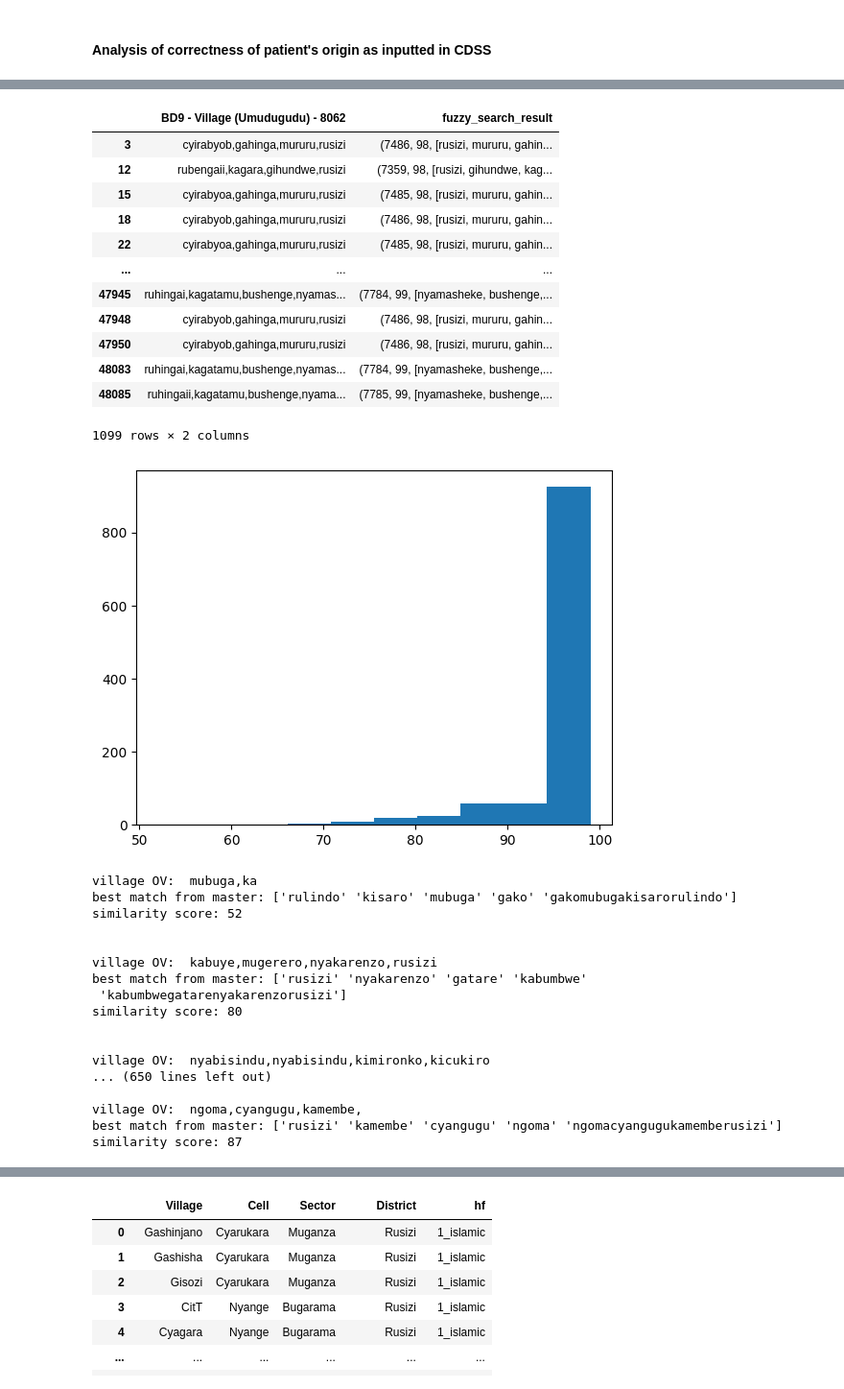
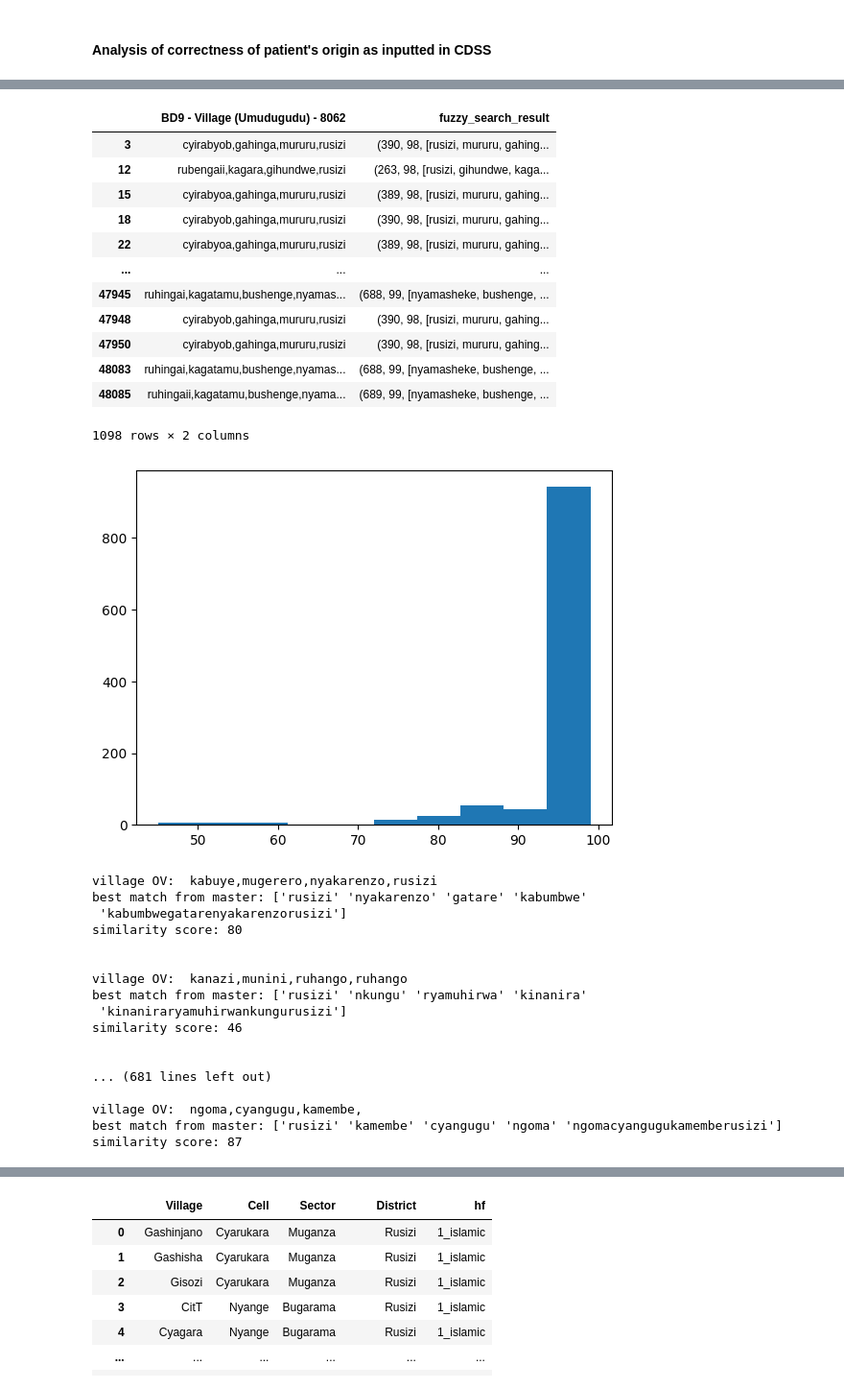
Before and after one commit to sid030sid/DYNAMIC-igh-ml-semester-project, a Jupyter notebook: rw-explorative-analysis.ipynb, the cells around one changed output, grey strips where cells are left out. Shown at 96% size. Saved outputs shown, nothing was run; the diff lists cells and outputs as text; code cells hidden in the pictures.

Commit message:
cleanng villafe column: filtered for villages in only two districts of study, used catchment area list for villages with one or two descriptive terms

```diff
--- a/rw-explorative-analysis.ipynb
+++ b/rw-explorative-analysis.ipynb
@@ -323,5 +315,9 @@ rw_data["BD9 - Village (Umudugudu) - 8062"] =  rw_data["BD9 - Village (Umudugudu
 # import records of all rw villages in their complete description (provided by domain experts)
 village_master = pd.read_excel("data/rwanda/village/Village_master_list.xlsx")
 
+# only keep villages in districts rusizi and nyamasheke as these are the only considered districts of the current study (according to domain expert)
+village_master = village_master.loc[(village_master["District_Name"] == "Rusizi") | (village_master["District_Name"] == "Nyamasheke")]
+
 # normalise village description: lowercase everything
 village_master = village_master.applymap(lambda s: s.lower() if type(s) == str else s)
+village_master
@@ -382,7 +385,7 @@ Share of consultation with correct village description (in %): 96.42255804768537
 # %%
 # get consultations with wrongly inputted patient's origin but with more than one descriptive term
-v_with_more_than_one_desc_term_but_no_match = v[(~(v["count_desc_values"] == 1)) & (v["Village_Name"].isna())]
-v_with_more_than_one_desc_term_but_no_match[['count_desc_values', 'village_one_word', 'Village_Name', 'Cell_Name', 'Sector_Name', 'District_Name']]
+v_with_more_than_two_desc_term_but_no_match = v[(~( (v["count_desc_values"] == 1) | (v["count_desc_values"] == 2) )) & (v["Village_Name"].isna())]
+v_with_more_than_two_desc_term_but_no_match[['count_desc_values', 'village_one_word', 'Village_Name', 'Cell_Name', 'Sector_Name', 'District_Name']]
 # %% [output]
 |  | count_desc_values | village_one_word | Village_Name | Cell_Name | Sector_Name | District_Name |
 | 3 | 4 | cyirabyobgahingamurururusizi | NaN | NaN | NaN | NaN |
@@ -419,4 +421,4 @@ def fuzzy_search(village):
     best_match = village_master.iloc[max_index].values
     return (max_index, max_value, best_match)
 # %%
-v_with_more_than_one_desc_term_but_no_match["fuzzy_search_result"] = v_with_more_than_one_desc_term_but_no_match.apply(lambda row: fuzzy_search(row.village_one_word), axis=1)
+v_with_more_than_two_desc_term_but_no_match["fuzzy_search_result"] = v_with_more_than_two_desc_term_but_no_match.apply(lambda row: fuzzy_search(row.village_one_word), axis=1)
@@ -429,32 +425,32 @@ See the caveats in the documentation: https://pandas.pydata.org/pandas-docs/stab
 # %%
 # viewing fuzzy search results
 # NOTE: the order of the description of a village in the master list is: District, Sector, Cell, Village
-v_with_more_than_one_desc_term_but_no_match[["BD9 - Village (Umudugudu) - 8062", "fuzzy_search_result"]]
+v_with_more_than_two_desc_term_but_no_match[["BD9 - Village (Umudugudu) - 8062", "fuzzy_search_result"]]
 # %% [output]
 |  | BD9 - Village (Umudugudu) - 8062 | fuzzy_search_result |
-| 3 | cyirabyob,gahinga,mururu,rusizi | (7486, 98, [rusizi, mururu, gahin... |
-| 12 | rubengaii,kagara,gihundwe,rusizi | (7359, 98, [rusizi, gihundwe, kag... |
-| 15 | cyirabyoa,gahinga,mururu,rusizi | (7485, 98, [rusizi, mururu, gahin... |
-| 18 | cyirabyob,gahinga,mururu,rusizi | (7486, 98, [rusizi, mururu, gahin... |
-| 22 | cyirabyoa,gahinga,mururu,rusizi | (7485, 98, [rusizi, mururu, gahin... |
+| 3 | cyirabyob,gahinga,mururu,rusizi | (390, 98, [rusizi, mururu, gahing... |
+| 12 | rubengaii,kagara,gihundwe,rusizi | (263, 98, [rusizi, gihundwe, kaga... |
+| 15 | cyirabyoa,gahinga,mururu,rusizi | (389, 98, [rusizi, mururu, gahing... |
+| 18 | cyirabyob,gahinga,mururu,rusizi | (390, 98, [rusizi, mururu, gahing... |
+| 22 | cyirabyoa,gahinga,mururu,rusizi | (389, 98, [rusizi, mururu, gahing... |
 | ... | ... | ... |
-| 47945 | ruhingai,kagatamu,bushenge,nyamas... | (7784, 99, [nyamasheke, bushenge,... |
-| 47948 | cyirabyob,gahinga,mururu,rusizi | (7486, 98, [rusizi, mururu, gahin... |
-| 47950 | cyirabyob,gahinga,mururu,rusizi | (7486, 98, [rusizi, mururu, gahin... |
-| 48083 | ruhingai,kagatamu,bushenge,nyamas... | (7784, 99, [nyamasheke, bushenge,... |
-| 48085 | ruhingaii,kagatamu,bushenge,nyama... | (7785, 99, [nyamasheke, bushenge,... |
+| 47945 | ruhingai,kagatamu,bushenge,nyamas... | (688, 99, [nyamasheke, bushenge, ... |
+| 47948 | cyirabyob,gahinga,mururu,rusizi | (390, 98, [rusizi, mururu, gahing... |
+| 47950 | cyirabyob,gahinga,mururu,rusizi | (390, 98, [rusizi, mururu, gahing... |
+| 48083 | ruhingai,kagatamu,bushenge,nyamas... | (688, 99, [nyamasheke, bushenge, ... |
+| 48085 | ruhingaii,kagatamu,bushenge,nyama... | (689, 99, [nyamasheke, bushenge, ... |
-1099 rows × 2 columns
+1098 rows × 2 columns
 # %%
 # analysis and validation of fuzzy search results
-similarity_scores = [v[1] for v in v_with_more_than_one_desc_term_but_no_match["fuzzy_search_result"]]
+similarity_scores = [v[1] for v in v_with_more_than_two_desc_term_but_no_match["fuzzy_search_result"]]
 plt.hist(similarity_scores)
 plt.show()
 # %% [output]
-[figure, old version]
+[figure, new version]
 # %%
 # view fuzzy search results with score lower or equal than threshhold
 similarity_score_threshold = 90
-bad_fuzzy_search_results = v_with_more_than_one_desc_term_but_no_match.iloc[[idx for idx, v in enumerate(v_with_more_than_one_desc_term_but_no_match["fuzzy_search_result"]) if v[1] <= similarity_score_threshold]]
+bad_fuzzy_search_results = v_with_more_than_two_desc_term_but_no_match.iloc[[idx for idx, v in enumerate(v_with_more_than_two_desc_term_but_no_match["fuzzy_search_result"]) if v[1] <= similarity_score_threshold]]
 
 # NOTE: the order of the description of a village in the master list is: District, Sector, Cell, Village
 for idx, row in bad_fuzzy_search_results.iterrows():
@@ -463,19 +459,19 @@ for idx, row in bad_fuzzy_search_results.iterrows():
     print("similarity score:", row["fuzzy_search_result"][1])
     print("\n")
 # %% [output]
-village OV:  mubuga,ka
-best match from master: ['rulindo' 'kisaro' 'mubuga' 'gako' 'gakomubugakisarorulindo']
-similarity score: 52
-
-
 village OV:  kabuye,mugerero,nyakarenzo,rusizi
 best match from master: ['rusizi' 'nyakarenzo' 'gatare' 'kabumbwe'
  'kabumbwegatarenyakarenzorusizi']
 similarity score: 80
 
 
-village OV:  nyabisindu,nyabisindu,kimironko,kicukiro
-... (650 lines left out)
+village OV:  kanazi,munini,ruhango,ruhango
+best match from master: ['rusizi' 'nkungu' 'ryamuhirwa' 'kinanira'
+ 'kinaniraryamuhirwankungurusizi']
+similarity score: 46
+
+
+... (681 lines left out)
 
 village OV:  ngoma,cyangugu,kamembe,
 best match from master: ['rusizi' 'kamembe' 'cyangugu' 'ngoma' 'ngomacyangugukamemberusizi']
```
Also changed, not shown: parts of 25 cells of this notebook, 1 other file.
